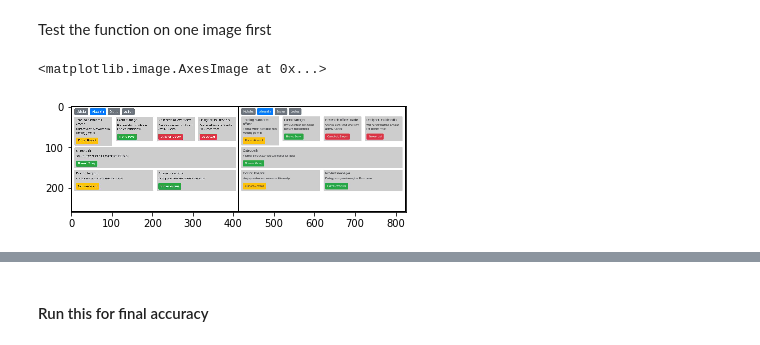
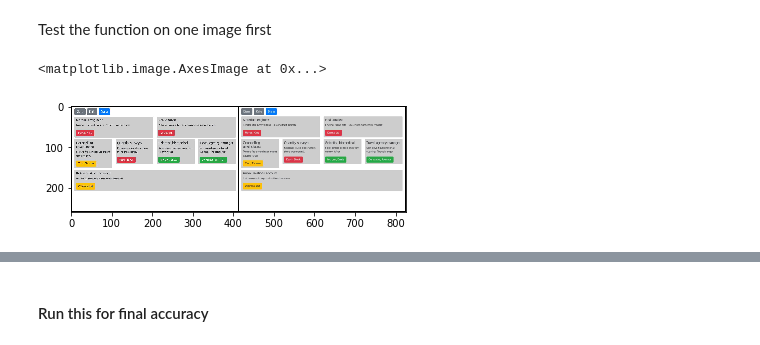
Before and after one commit to binh-vu/sketch2code, a Jupyter notebook: notebooks/s11_supervise_baseline.ipynb, the cells around one changed output, grey strips where cells are left out. Drawn from its saved outputs; the diff is of its cells as text; code cells hidden in the pictures.

```diff
--- a/notebooks/s11_supervise_baseline.ipynb
+++ b/notebooks/s11_supervise_baseline.ipynb
@@ -274,11 +299,11 @@ del loss_func
 # %% [markdown]
 Test the function on one image first
 # %%
-target_img, tag, oimage = images[-1], tags[-1], oimages[-1]
-developer = BasicDeveloper(50, tag, oimage)
+target_img, tag, oimage = images[-2], tags[-2], oimages[-2]
+developer = BasicDeveloper(model, 32, tag, oimage)
 plt.imshow(viz_grid(np.stack([1 - target_img.clone().cpu().numpy().transpose(1, 2, 0), shrink_img(1 - norm_rgb_imgs(oimage), 0.4)]), padding=2))
 # %% [output]
 <matplotlib.image.AxesImage at 0x...>
-[figure, old version]
+[figure, new version]
 # %%
 results = synthesize(
```
Also changed, not shown: parts of 13 cells of this notebook, 16 other files.
